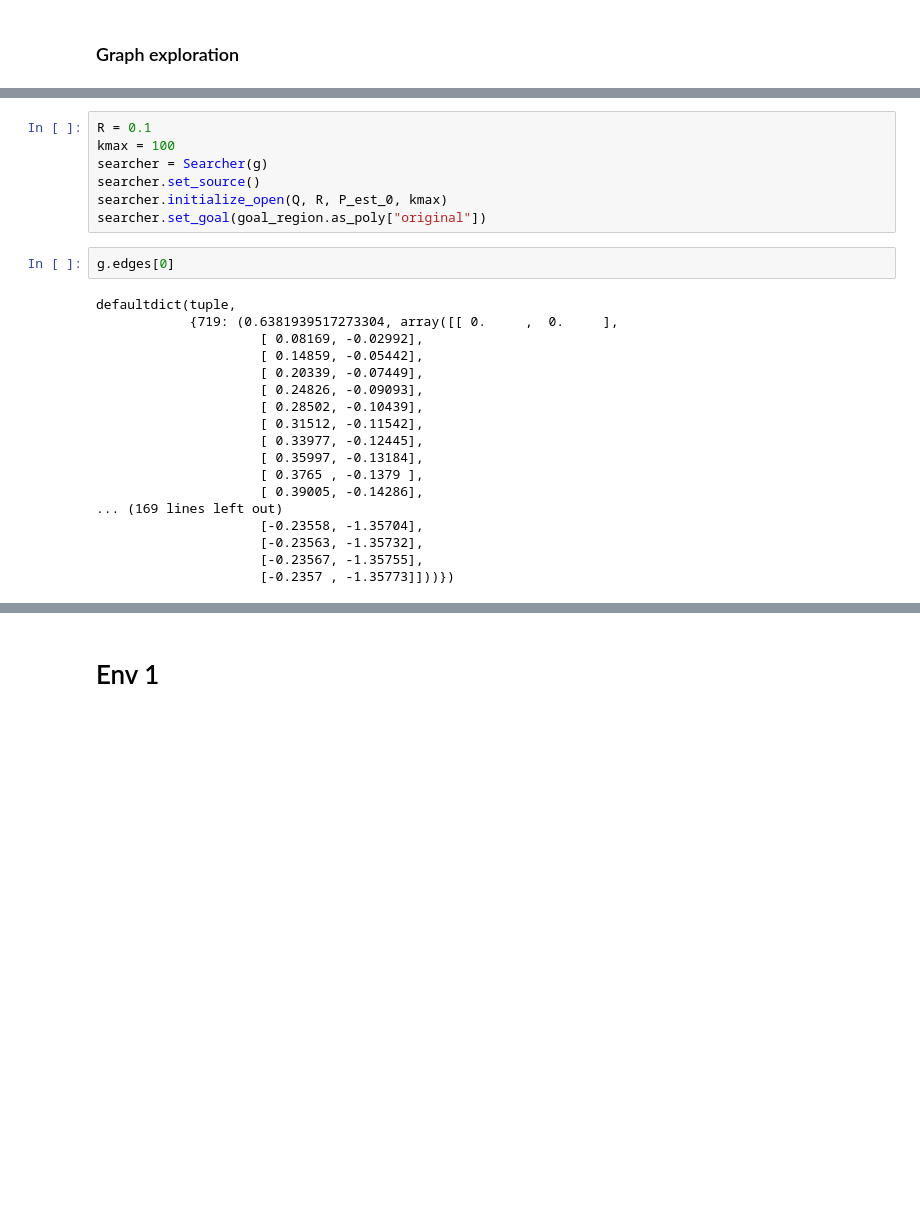
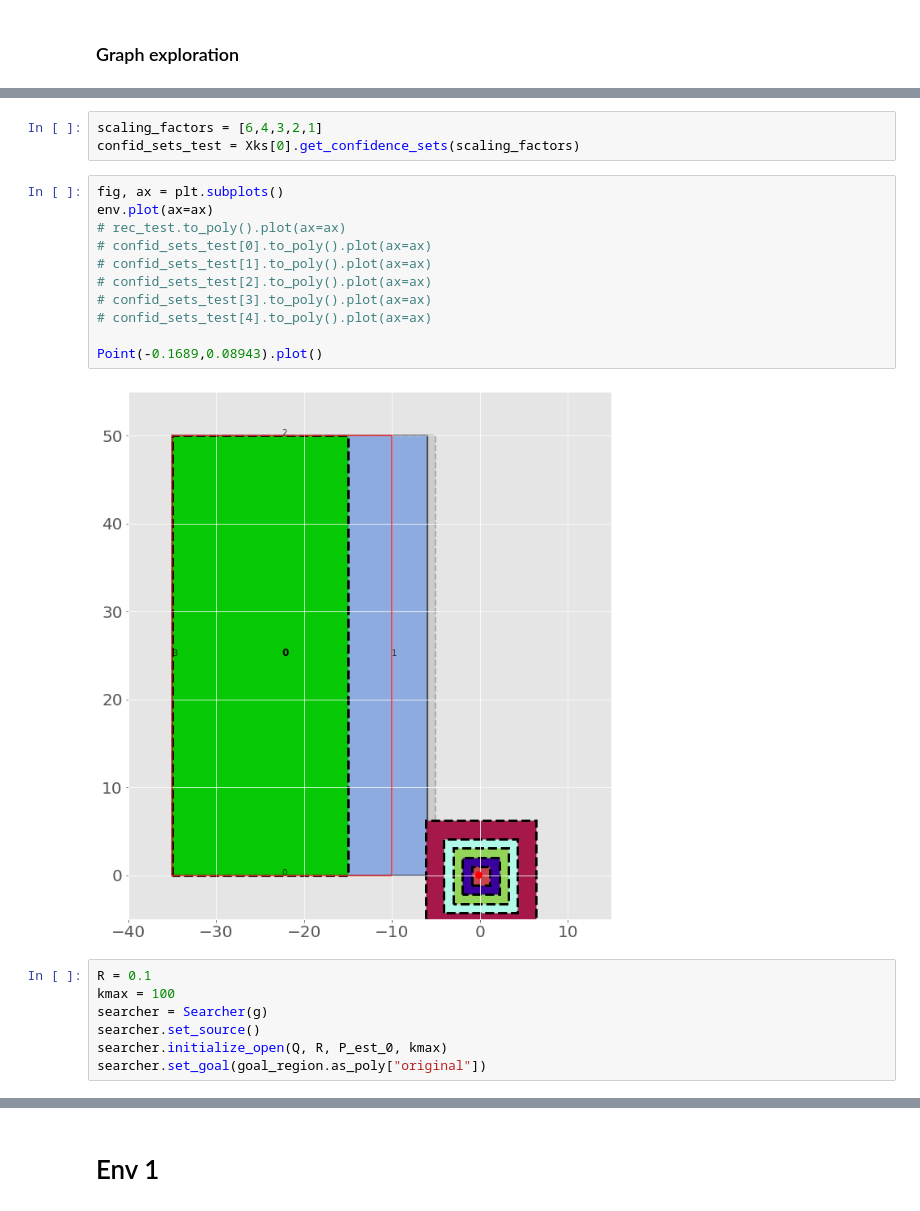
Before and after one commit to zhangvwk/planning-with-map-errors, a Jupyter notebook: environment_examples.ipynb, the cells around one changed output, grey strips where cells are left out. Cells and saved outputs as stored; diff of their text form; blank space fills up the shorter version.

```diff
--- a/environment_examples.ipynb
+++ b/environment_examples.ipynb
@@ -99,3 +104,19 @@ goal_region.as_poly["original"].plot(ax=ax)
+# %%
+scaling_factors = [6,4,3,2,1]
+confid_sets_test = Xks[0].get_confidence_sets(scaling_factors)
+# %%
+fig, ax = plt.subplots()
+env.plot(ax=ax)
+# rec_test.to_poly().plot(ax=ax)
+# confid_sets_test[0].to_poly().plot(ax=ax)
+# confid_sets_test[1].to_poly().plot(ax=ax)
+# confid_sets_test[2].to_poly().plot(ax=ax)
+# confid_sets_test[3].to_poly().plot(ax=ax)
+# confid_sets_test[4].to_poly().plot(ax=ax)
+
+Point(-0.1689,0.08943).plot()
+# %% [output]
+[figure, added]
 # %%
 R = 0.1
 kmax = 100
@@ -103,23 +124,3 @@ searcher = Searcher(g)
 searcher.set_source()
 searcher.initialize_open(Q, R, P_est_0, kmax)
 searcher.set_goal(goal_region.as_poly["original"])
-# %%
-g.edges[0]
-# %% [output]
-defaultdict(tuple,
-            {719: (0.6381939517273304, array([[ 0.     ,  0.     ],
-                     [ 0.08169, -0.02992],
-                     [ 0.14859, -0.05442],
-                     [ 0.20339, -0.07449],
-                     [ 0.24826, -0.09093],
-                     [ 0.28502, -0.10439],
-                     [ 0.31512, -0.11542],
-                     [ 0.33977, -0.12445],
-                     [ 0.35997, -0.13184],
-                     [ 0.3765 , -0.1379 ],
-                     [ 0.39005, -0.14286],
-... (169 lines left out)
-                     [-0.23558, -1.35704],
-                     [-0.23563, -1.35732],
-                     [-0.23567, -1.35755],
-                     [-0.2357 , -1.35773]]))})
```
Also changed, not shown: parts of 11 cells of this notebook, 4 other files.
